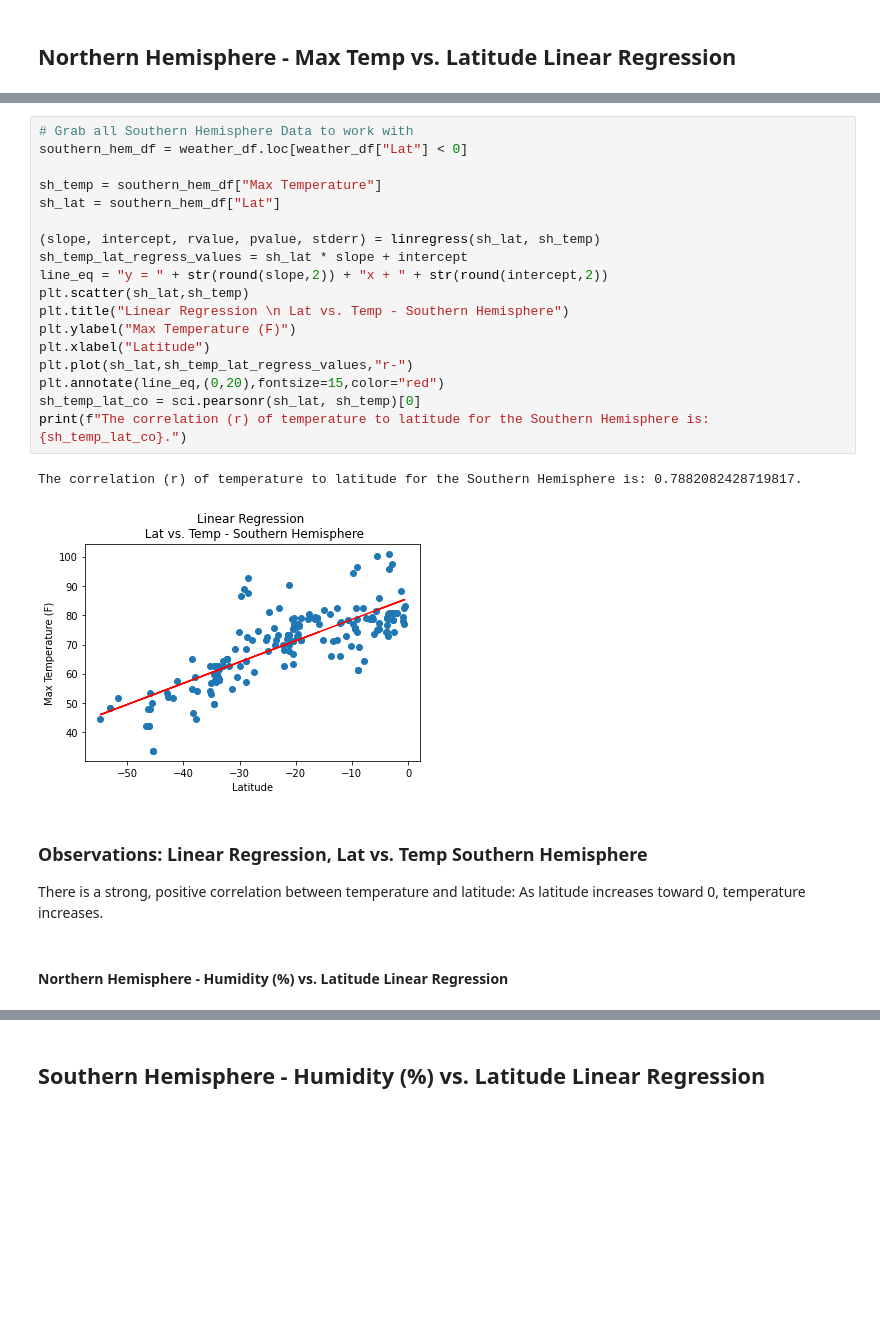
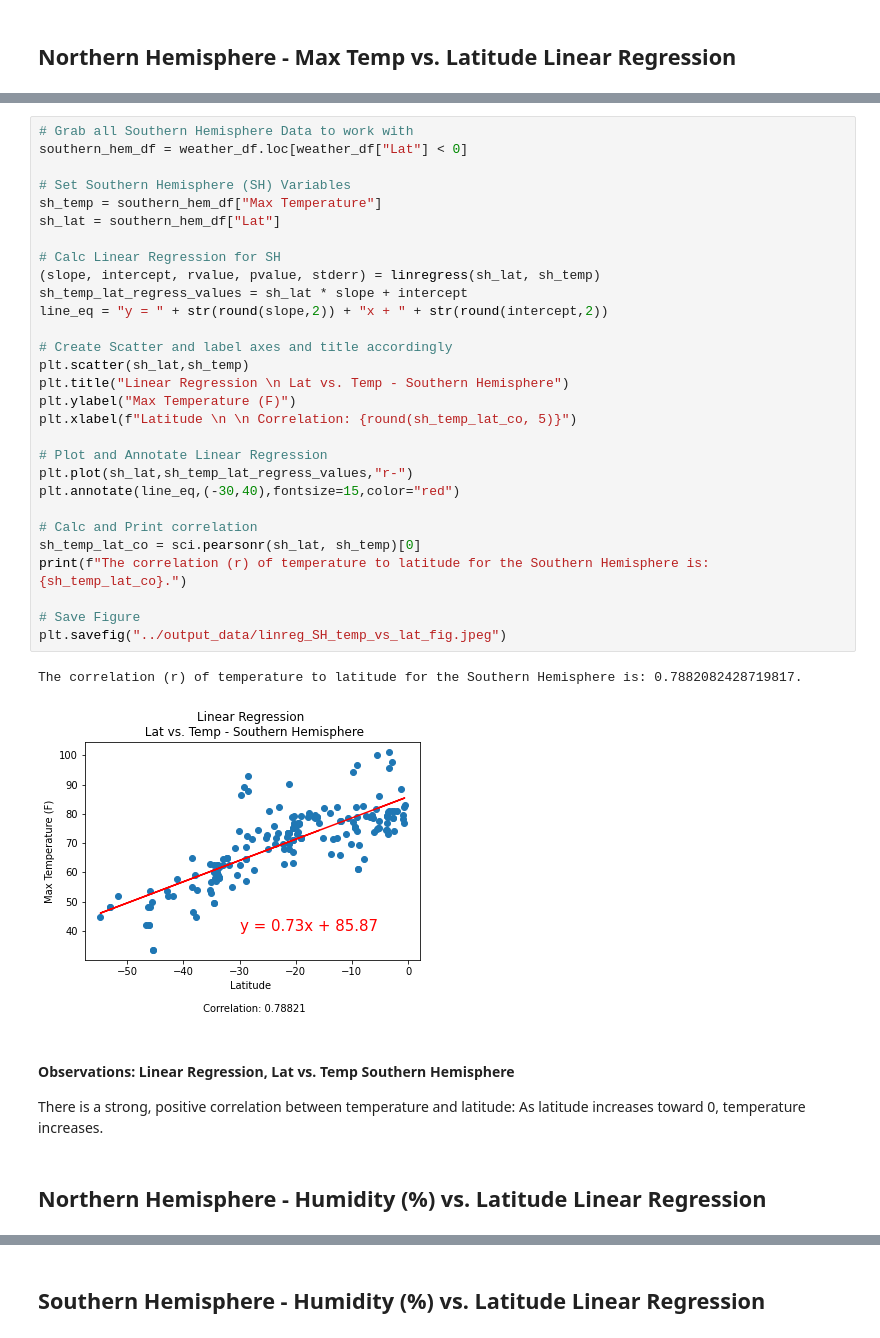
Before and after one commit to CCom20/api-challenge-python, a Jupyter notebook: weatherpy/starter_code/WeatherPy.ipynb, the cells around one changed output, grey strips where cells are left out. Saved outputs shown, nothing was run; the diff lists cells and outputs as text; blank space fills up the shorter version.

```diff
--- a/weatherpy/starter_code/WeatherPy.ipynb
+++ b/weatherpy/starter_code/WeatherPy.ipynb
@@ -481,29 +481,40 @@ There is a strong, negative correlation between temperature and latitude for the
 # %%
 # Grab all Southern Hemisphere Data to work with
 southern_hem_df = weather_df.loc[weather_df["Lat"] < 0]
 
+# Set Southern Hemisphere (SH) Variables
 sh_temp = southern_hem_df["Max Temperature"]
 sh_lat = southern_hem_df["Lat"]
 
+# Calc Linear Regression for SH
 (slope, intercept, rvalue, pvalue, stderr) = linregress(sh_lat, sh_temp)
 sh_temp_lat_regress_values = sh_lat * slope + intercept
 line_eq = "y = " + str(round(slope,2)) + "x + " + str(round(intercept,2))
+
+# Create Scatter and label axes and title accordingly
 plt.scatter(sh_lat,sh_temp)
 plt.title("Linear Regression \n Lat vs. Temp - Southern Hemisphere")
 plt.ylabel("Max Temperature (F)")
-plt.xlabel("Latitude")
+plt.xlabel(f"Latitude \n \n Correlation: {round(sh_temp_lat_co, 5)}")
+
+# Plot and Annotate Linear Regression
 plt.plot(sh_lat,sh_temp_lat_regress_values,"r-")
-plt.annotate(line_eq,(0,20),fontsize=15,color="red")
+plt.annotate(line_eq,(-30,40),fontsize=15,color="red")
+
+# Calc and Print correlation
 sh_temp_lat_co = sci.pearsonr(sh_lat, sh_temp)[0]
 print(f"The correlation (r) of temperature to latitude for the Southern Hemisphere is: {sh_temp_lat_co}.")
+
+# Save Figure
+plt.savefig("../output_data/linreg_SH_temp_vs_lat_fig.jpeg")
 # %% [output]
 The correlation (r) of temperature to latitude for the Southern Hemisphere is: 0.7882082428719817.
-[figure, old version]
+[figure, new version]
 # %% [markdown]
-### Observations: Linear Regression, Lat vs. Temp Southern Hemisphere
+#### Observations: Linear Regression, Lat vs. Temp Southern Hemisphere
 
 There is a strong, positive correlation between temperature and latitude: As latitude increases toward 0, temperature increases.
 # %% [markdown]
-####  Northern Hemisphere - Humidity (%) vs. Latitude Linear Regression
+##  Northern Hemisphere - Humidity (%) vs. Latitude Linear Regression
 # %%
 # Northern Hemisphere: northern_hem_df
```
Also changed, not shown: parts of 16 cells of this notebook, 8 other files.
